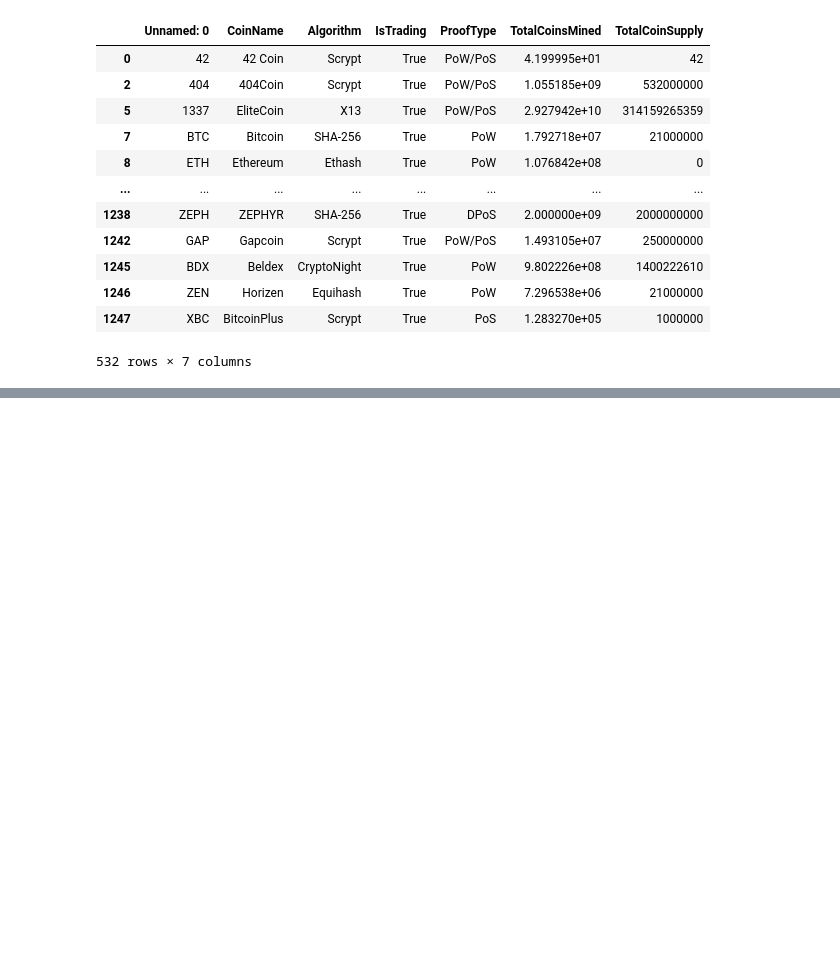
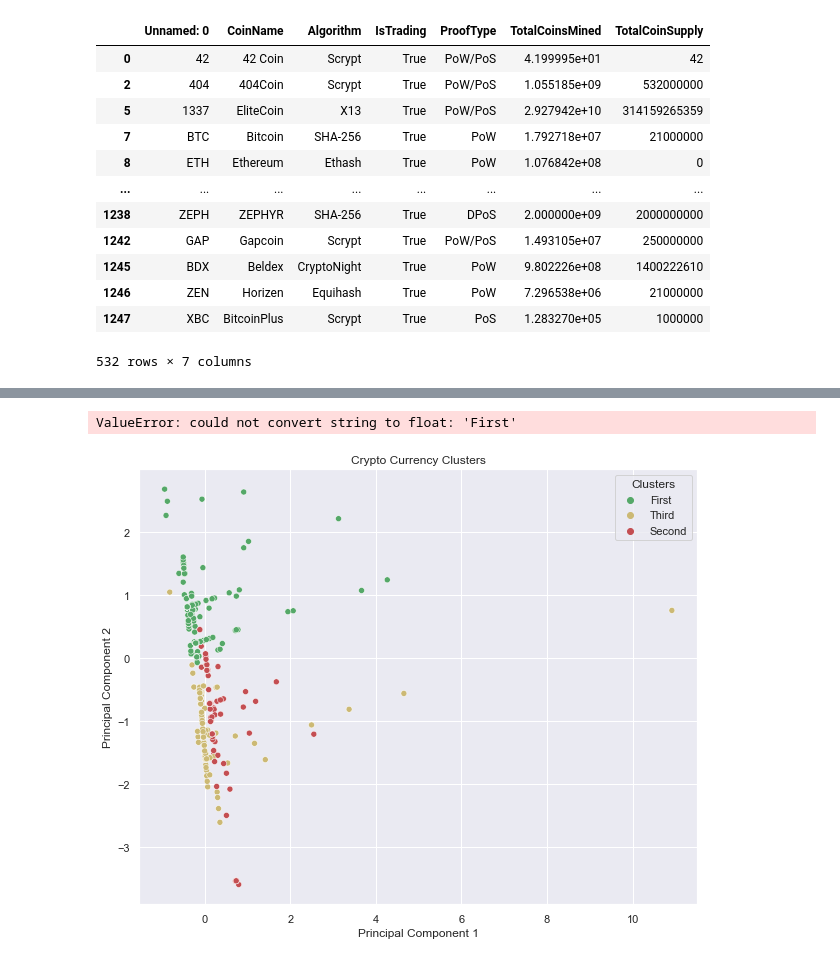
Before and after one commit to SoniMohandas/unsupervised_machine_learning, a Jupyter notebook: Cryptocurrency_clusters.ipynb, the cells around one changed output, grey strips where cells are left out. Drawn from its saved outputs; the diff is of its cells as text; code cells hidden in the pictures; blank space fills up the shorter version.

```diff
--- a/Cryptocurrency_clusters.ipynb
+++ b/Cryptocurrency_clusters.ipynb
@@ -151,0 +217,32 @@ ValueError: Shape of passed values is (532, 274), indices imply (532, 2)
+# %%
+# Predicting clusters with k = 4
+# Initialize the k-means model
+model = KMeans(n_clusters = 5, random_state = 20)
+
+# Fit the model
+model.fit(crypto_pca_df)
+
+# predict clusters
+predictions = model.predict(crypto_pca_df)
+
+# Add the predicted class column to the dataframe
+
+crypto_pca_df['class'] = model.labels_
+crypto_pca_df.head()
+# %% [output]
+ValueError: could not convert string to float: 'First'
+# %%
+# Visualize the clusters
+
+crypto_pca_df['Clusters'] = crypto_pca_df['class'].map({0:'First', 1:'Second',2:'Third',
+                                                       4:'Fourth'})
+
+plt.figure(figsize = (10,8))
+sns.scatterplot(x = crypto_pca_df['principal_component1'], y=crypto_pca_df['principal_component2'],
+           hue = crypto_pca_df['Clusters'], palette = ['g', 'y', 'r'])
+plt.title("Crypto Currency Clusters")
+plt.xlabel("Principal Component 1")
+plt.ylabel("Principal Component 2")
+plt.show()
+# %% [output]
+[figure, added]
```
Also changed, not shown: parts of 13 cells of this notebook.
